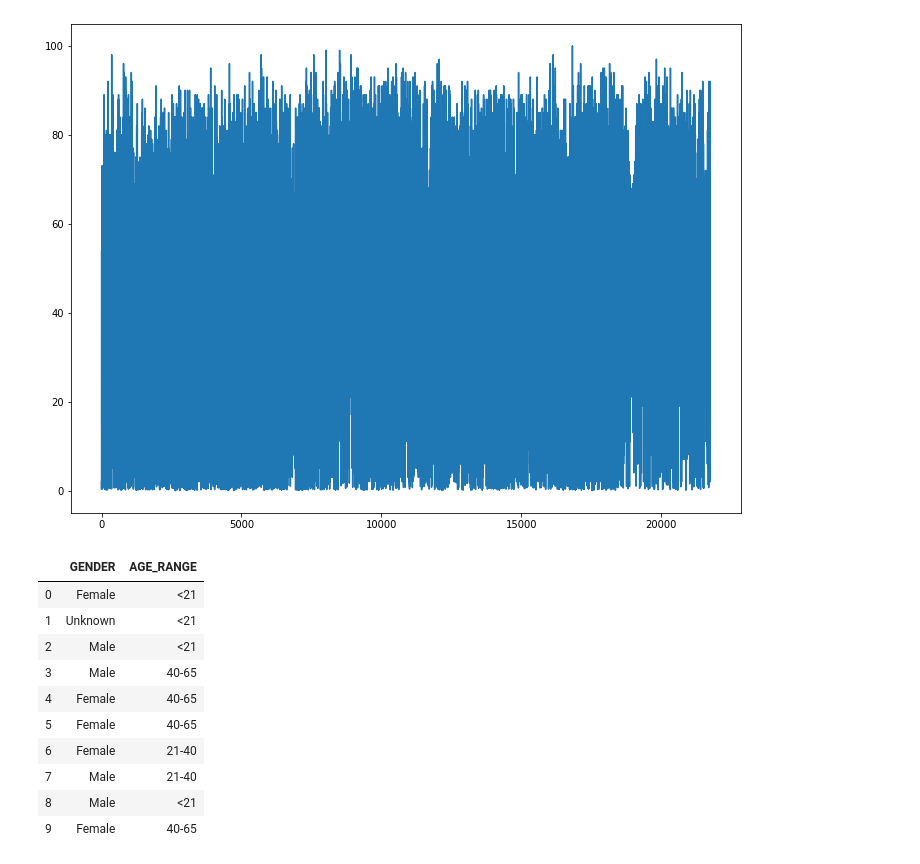
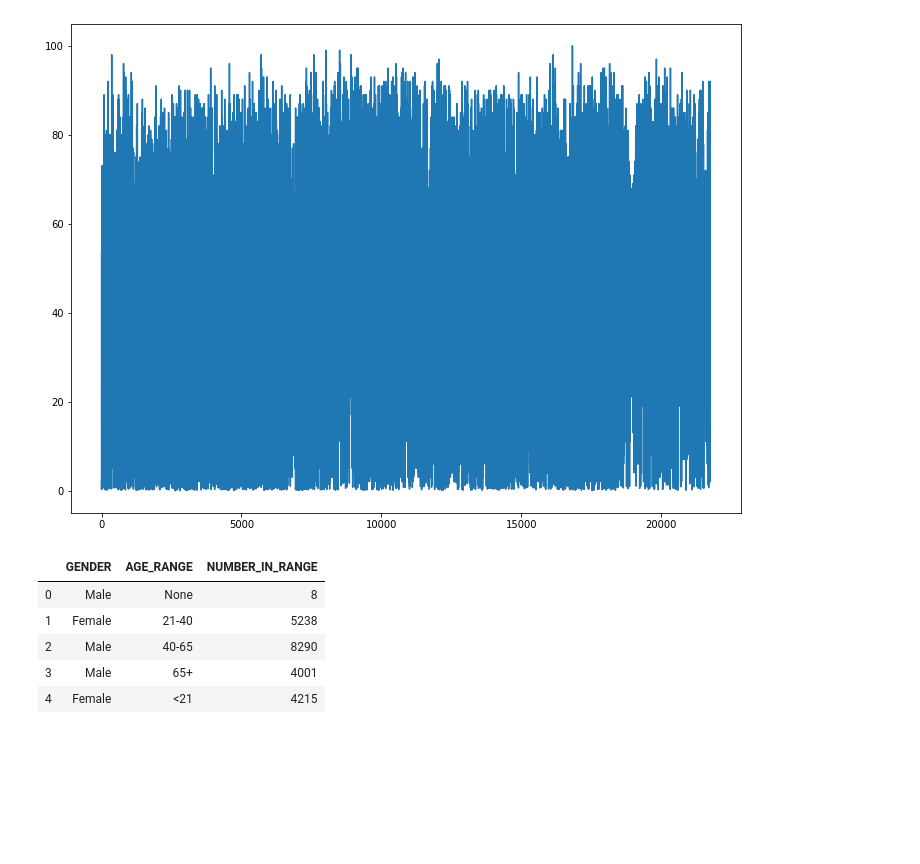
Before and after one commit to Bourbonplaytime/Adverse_Food, a Jupyter notebook: Adverse_Food.ipynb, the cells around one changed output. Cells and saved outputs as stored; diff of their text form; code cells hidden in the pictures; blank space fills up the shorter version.

```diff
--- a/Adverse_Food.ipynb
+++ b/Adverse_Food.ipynb
@@ -249,34 +249,31 @@ ax1.plot(result['Age_Year'])
 # %%
 db.execute("DROP TABLE IF EXISTS ADVERSE_AGE_RANGE;")
 
 db.execute('''
          CREATE TABLE IF NOT EXISTS ADVERSE_AGE_RANGE
          (GENDER TEXT NOT NULL,
          AGE_RANGE TEXT);''')
 
 db.execute("""INSERT INTO ADVERSE_AGE_RANGE (GENDER, AGE_RANGE)
             SELECT CI_Gender, Age_Range FROM Adverse_Food
             """)
 
+db.execute("""DELETE FROM ADVERSE_AGE_RANGE WHERE GENDER = 'Not Reported'""")
+
 db.commit()
 
-yo = "SELECT * FROM ADVERSE_AGE_RANGE"
+yo = "SELECT *, COUNT (*) AS NUMBER_IN_RANGE FROM ADVERSE_AGE_RANGE GROUP BY AGE_RANGE;"
 
 hey = pd.read_sql_query(yo, db)
 
-hey.head(10)
+hey
 # %% [output]
-|  | GENDER | AGE_RANGE |
-| 0 | Female | <21 |
-| 1 | Unknown | <21 |
-| 2 | Male | <21 |
-| 3 | Male | 40-65 |
-| 4 | Female | 40-65 |
-| 5 | Female | 40-65 |
-| 6 | Female | 21-40 |
-| 7 | Male | 21-40 |
-| 8 | Male | <21 |
-| 9 | Female | 40-65 |
+|  | GENDER | AGE_RANGE | NUMBER_IN_RANGE |
+| 0 | Male | None | 8 |
+| 1 | Female | 21-40 | 5238 |
+| 2 | Male | 40-65 | 8290 |
+| 3 | Male | 65+ | 4001 |
+| 4 | Female | <21 | 4215 |
 # %%
 query = "SELECT AGE_RANGE, COUNT (*) AS NUMBER_IN_RANGE FROM ADVERSE_AGE_RANGE GROUP BY AGE_RANGE;"
 
```
Also changed, not shown: parts of 11 cells of this notebook.
